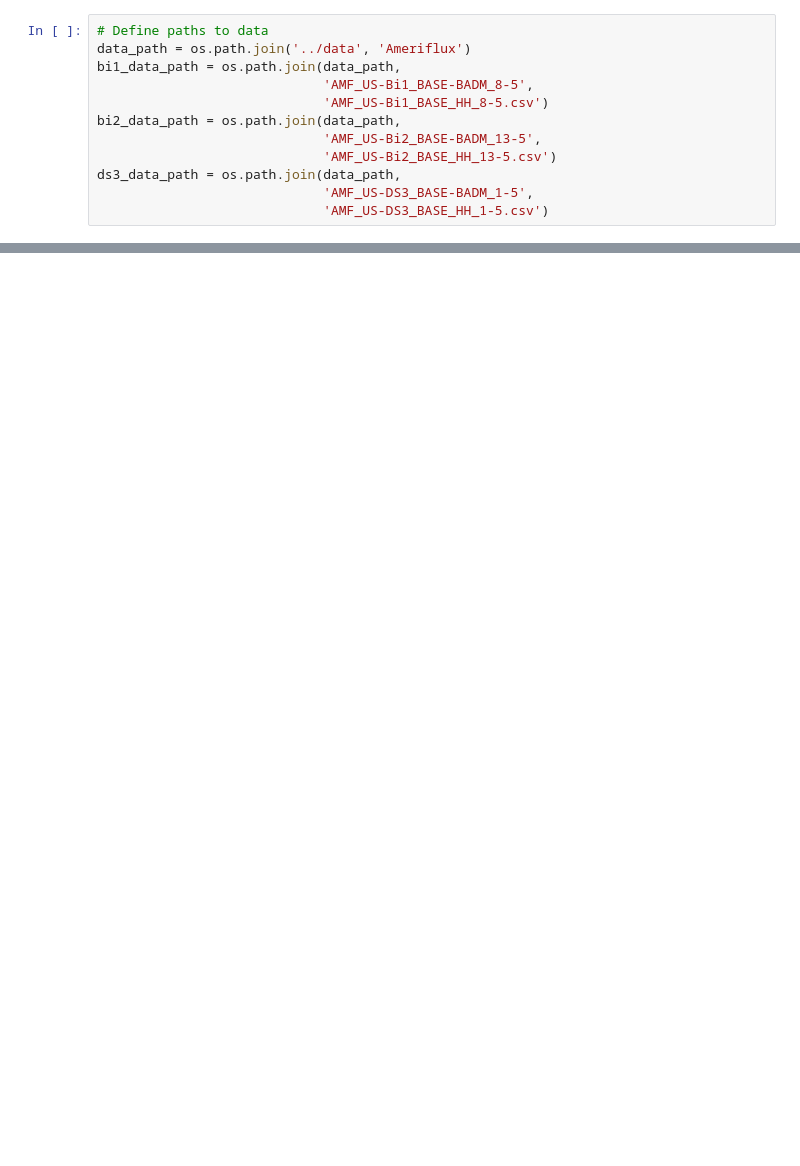
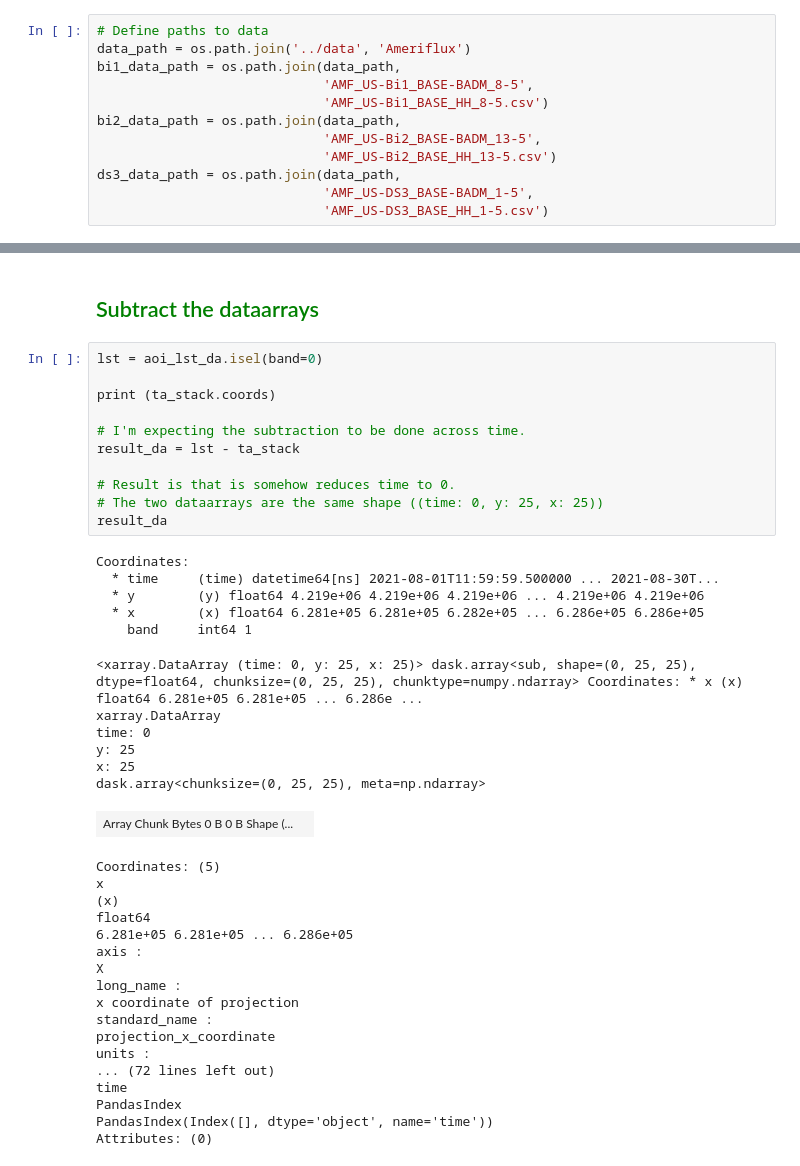
Before and after one commit to eculler/lst-crop-stress-capstone, a Jupyter notebook: exploratory/lst-point-area-comparison-tcruicks.ipynb, the cells around one changed output, grey strips where cells are left out. Cells and saved outputs as stored; diff of their text form; blank space fills up the shorter version.

Commit message:
comments for joe on da subtraction.

```diff
--- a/exploratory/lst-point-area-comparison-tcruicks.ipynb
+++ b/exploratory/lst-point-area-comparison-tcruicks.ipynb
@@ -715,0 +740,43 @@ returned_items = search.get_all_items()
+# %% [markdown]
+## <span style="color:green">Subtract the dataarrays</span>
+# %%
+lst = aoi_lst_da.isel(band=0)
+
+print (ta_stack.coords)
+
+# I'm expecting the subtraction to be done across time.
+result_da = lst - ta_stack
+
+# Result is that is somehow reduces time to 0.
+# The two dataarrays are the same shape ((time: 0, y: 25, x: 25))
+result_da
+# %% [output]
+Coordinates:
+  * time     (time) datetime64[ns] 2021-08-01T11:59:59.500000 ... 2021-08-30T...
+  * y        (y) float64 4.219e+06 4.219e+06 4.219e+06 ... 4.219e+06 4.219e+06
+  * x        (x) float64 6.281e+05 6.281e+05 6.282e+05 ... 6.286e+05 6.286e+05
+    band     int64 1
+<xarray.DataArray (time: 0, y: 25, x: 25)> dask.array<sub, shape=(0, 25, 25), dtype=float64, chunksize=(0, 25, 25), chunktype=numpy.ndarray> Coordinates: * x (x) float64 6.281e+05 6.281e+05 ... 6.286e ...
+xarray.DataArray
+time: 0
+y: 25
+x: 25
+dask.array<chunksize=(0, 25, 25), meta=np.ndarray>
+| Array Chunk Bytes 0 B 0 B Shape (... |  |
+Coordinates: (5)
+x
+(x)
+float64
+6.281e+05 6.281e+05 ... 6.286e+05
+axis :
+X
+long_name :
+x coordinate of projection
+standard_name :
+projection_x_coordinate
+units :
+... (72 lines left out)
+time
+PandasIndex
+PandasIndex(Index([], dtype='object', name='time'))
+Attributes: (0)
```
Also changed, not shown: parts of 22 cells of this notebook.
